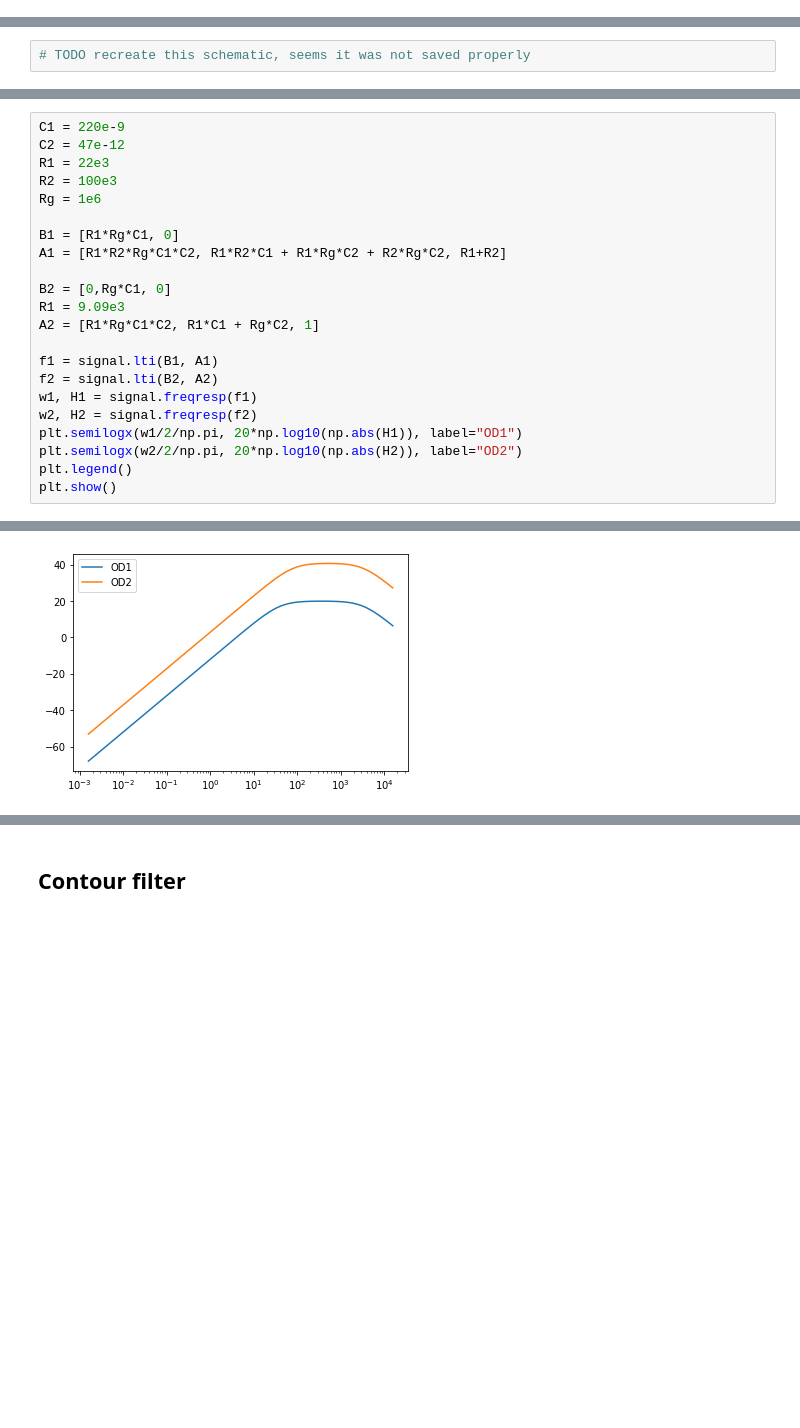
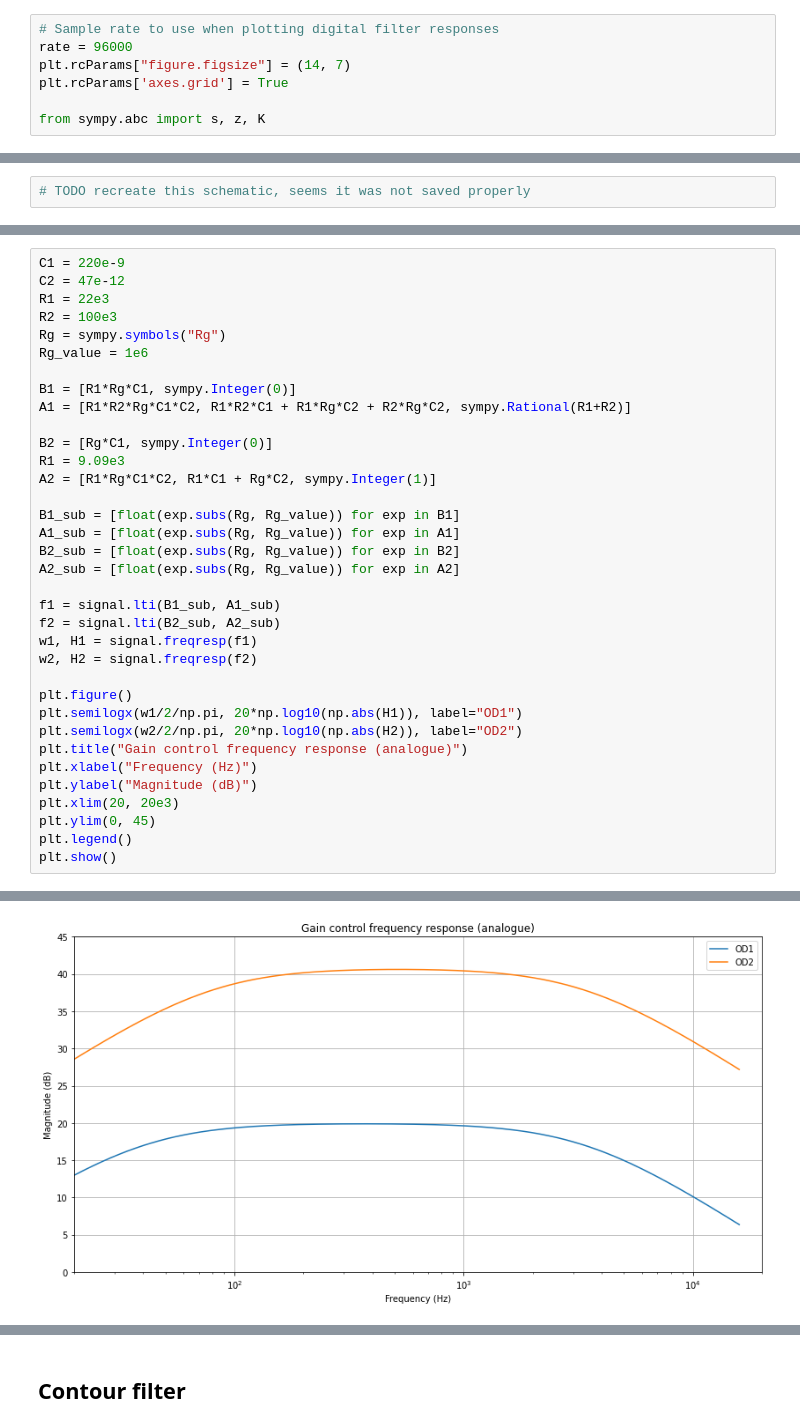
Before and after one commit to Barabas5532/valvestate_sim, a Jupyter notebook: binder/valvestate.ipynb, the cells around one changed output, grey strips where cells are left out. Drawn from its saved outputs; the diff is of its cells as text; blank space fills up the shorter version.

```diff
--- a/binder/valvestate.ipynb
+++ b/binder/valvestate.ipynb
@@ -9,6 +9,13 @@ import matplotlib.pyplot as plt
 import csv
 import sympy
 import re
+# %%
+# Sample rate to use when plotting digital filter responses
+rate = 96000
+plt.rcParams["figure.figsize"] = (14, 7)
+plt.rcParams['axes.grid'] = True
+
+from sympy.abc import s, z, K
 # %% [markdown]
 # Filters
 
@@ -83,21 +112,34 @@ C1 = 220e-9
 C2 = 47e-12
 R1 = 22e3
 R2 = 100e3
-Rg = 1e6
+Rg = sympy.symbols("Rg")
+Rg_value = 1e6
 
-B1 = [R1*Rg*C1, 0]
-A1 = [R1*R2*Rg*C1*C2, R1*R2*C1 + R1*Rg*C2 + R2*Rg*C2, R1+R2]
+B1 = [R1*Rg*C1, sympy.Integer(0)]
+A1 = [R1*R2*Rg*C1*C2, R1*R2*C1 + R1*Rg*C2 + R2*Rg*C2, sympy.Rational(R1+R2)]
 
-B2 = [0,Rg*C1, 0]
+B2 = [Rg*C1, sympy.Integer(0)]
 R1 = 9.09e3
-A2 = [R1*Rg*C1*C2, R1*C1 + Rg*C2, 1]
+A2 = [R1*Rg*C1*C2, R1*C1 + Rg*C2, sympy.Integer(1)]
 
-f1 = signal.lti(B1, A1)
-f2 = signal.lti(B2, A2)
+B1_sub = [float(exp.subs(Rg, Rg_value)) for exp in B1]
+A1_sub = [float(exp.subs(Rg, Rg_value)) for exp in A1]
+B2_sub = [float(exp.subs(Rg, Rg_value)) for exp in B2]
+A2_sub = [float(exp.subs(Rg, Rg_value)) for exp in A2]
+
+f1 = signal.lti(B1_sub, A1_sub)
+f2 = signal.lti(B2_sub, A2_sub)
 w1, H1 = signal.freqresp(f1)
 w2, H2 = signal.freqresp(f2)
+
+plt.figure()
 plt.semilogx(w1/2/np.pi, 20*np.log10(np.abs(H1)), label="OD1")
 plt.semilogx(w2/2/np.pi, 20*np.log10(np.abs(H2)), label="OD2")
+plt.title("Gain control frequency response (analogue)")
+plt.xlabel("Frequency (Hz)")
+plt.ylabel("Magnitude (dB)")
+plt.xlim(20, 20e3)
+plt.ylim(0, 45)
 plt.legend()
 plt.show()
 # %% [output]
@@ -106,2 +146,2 @@ plt.show()
-[figure, old version]
+[figure, new version]
 # %%
```
Also changed, not shown: parts of 20 cells of this notebook.
